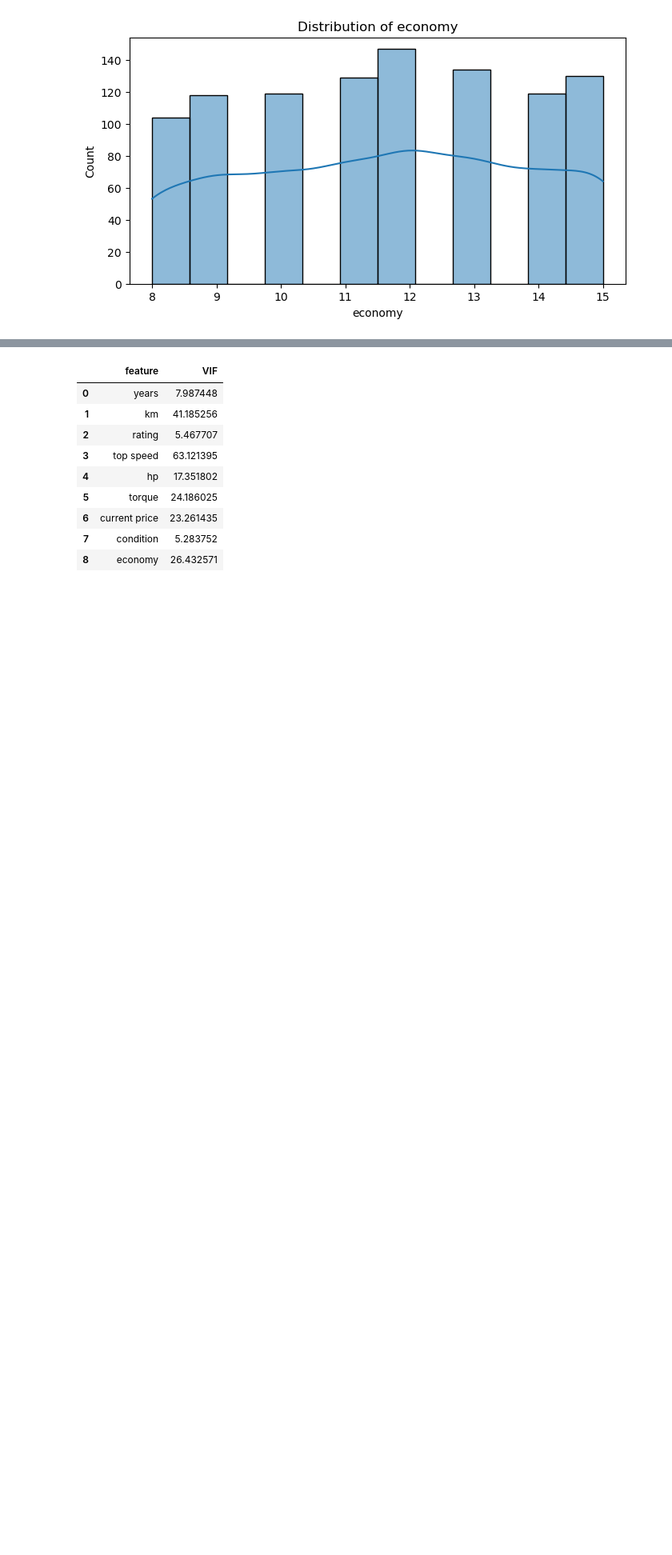
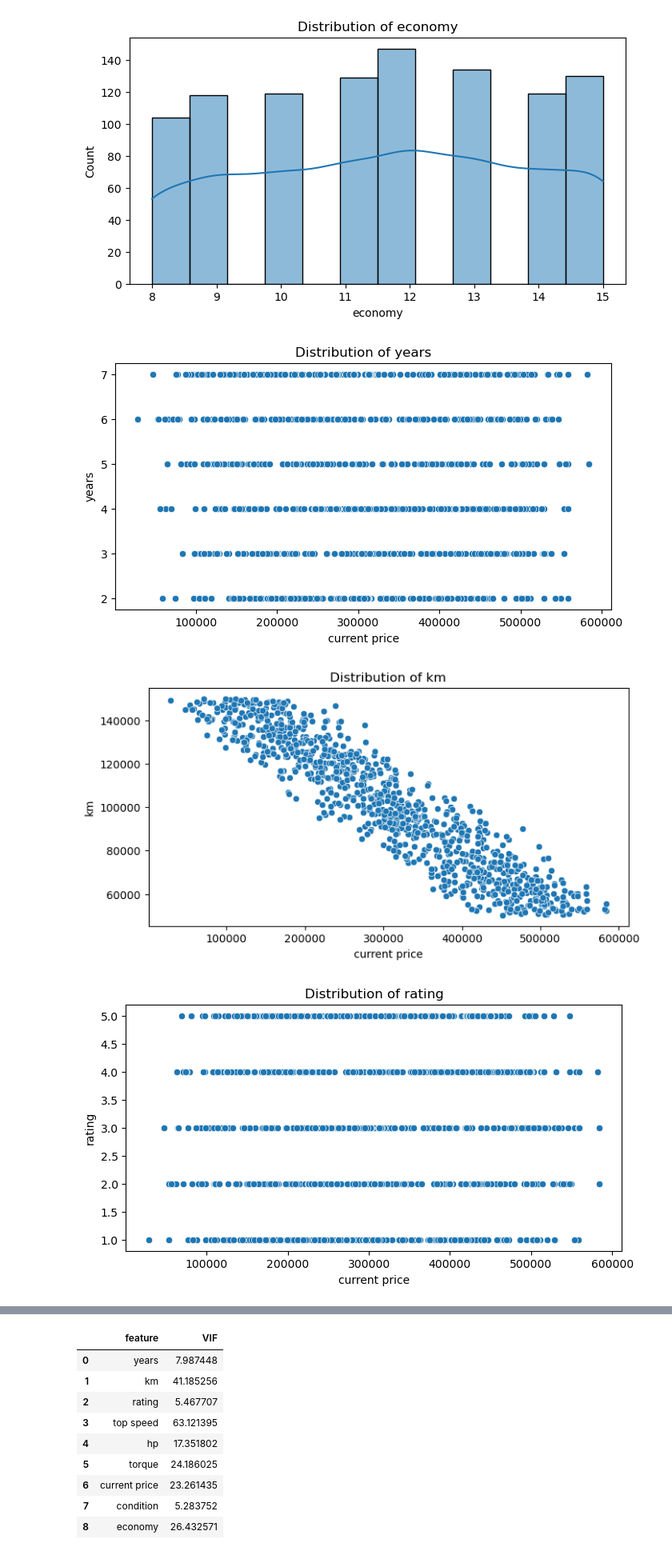
Before and after one commit to Dhinakar-Subramanian/Machine-Learning-Models, a Jupyter notebook: car_price_prediction.ipynb, the cells around one changed output, grey strips where cells are left out. Shown at 80% size. Saved outputs shown, nothing was run; the diff lists cells and outputs as text; code cells hidden in the pictures; blank space fills up the shorter version.

```diff
--- a/car_price_prediction.ipynb
+++ b/car_price_prediction.ipynb
@@ -93,3 +99,13 @@ for col in numeric_cols:
 [figure]
 [figure]
 [figure]
+# %%
+for col in numeric_cols:
+    plt.figure(figsize=(8, 4))
+    sns.scatterplot(data=df,x=df['current price'],y=col)
+    plt.title(f'Distribution of {col}')
+    plt.show()
+# %% [output]
+[figure, added]
+[figure, added]
+[figure, added]
```
Also changed, not shown: parts of 16 cells of this notebook.
